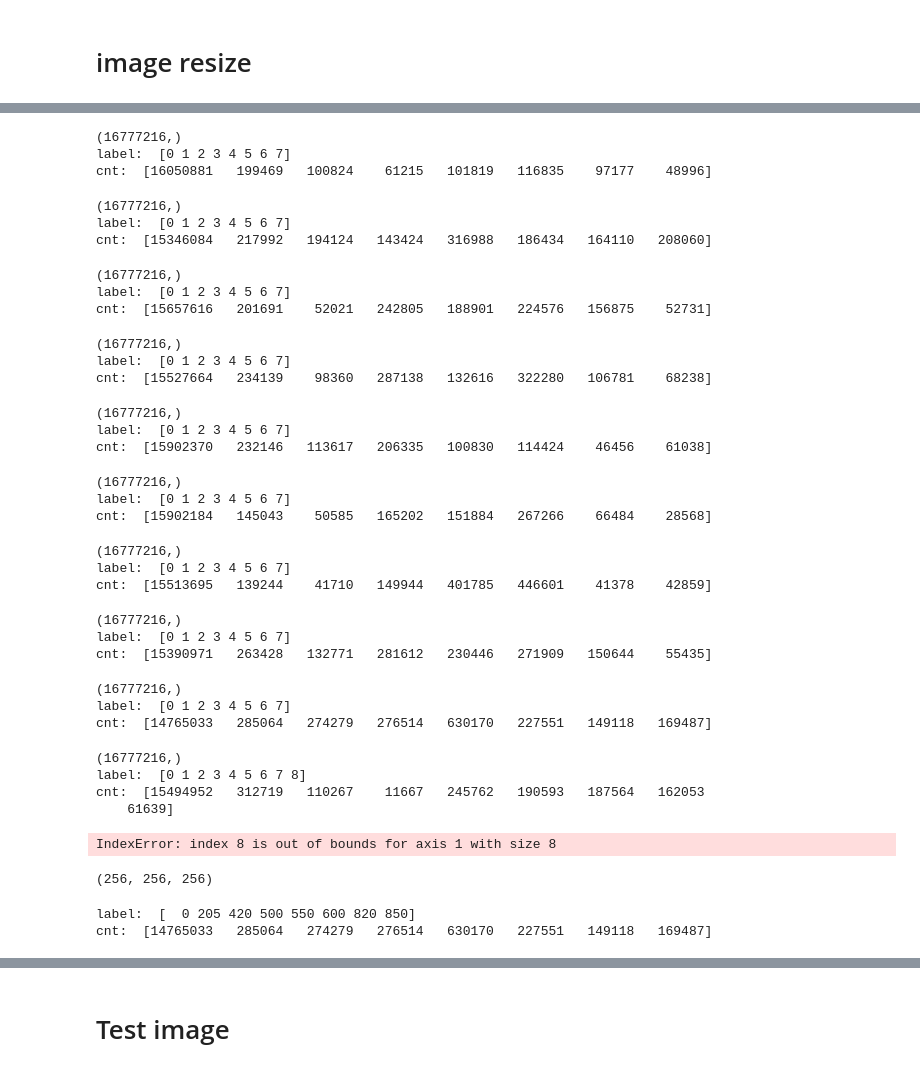
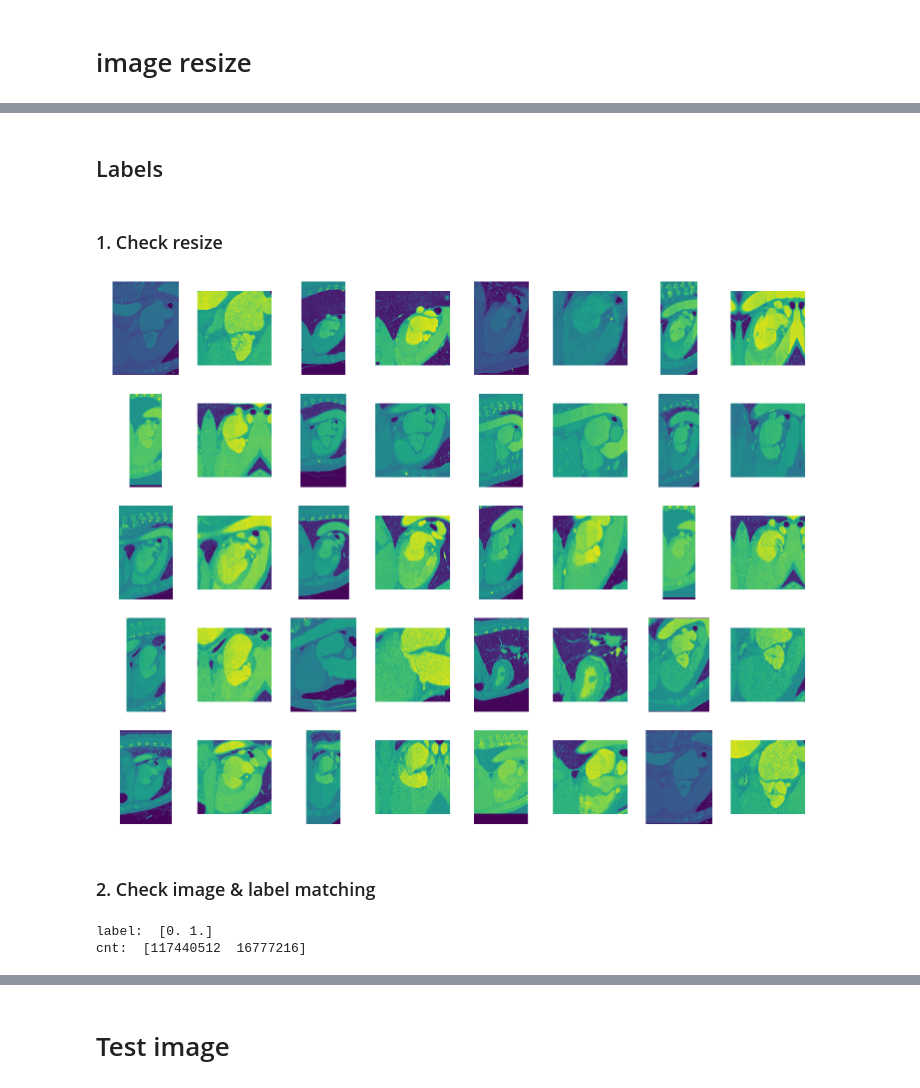
Before and after one commit to TooTouch/3D_CoordConv_Segmentation, a Jupyter notebook: ipynb/image padding.ipynb, the cells around one changed output, grey strips where cells are left out. Drawn from its saved outputs; the diff is of its cells as text; code cells hidden in the pictures.

Commit message:
fix_error

```diff
--- a/ipynb/image padding.ipynb
+++ b/ipynb/image padding.ipynb
@@ -135,6 +155,8 @@ for i in tqdm(range(len(mr_images))):
     img = mr_images[i].get_data()
     mr_pad_images[i,:,:,:,:] =  resize_image_with_crop_or_pad(img, [256, 256, 256], mode='symmetric').reshape(256,256,256,1)
 del(mr_pad_images)
+# %% [markdown]
+## Labels
 # %%
 mr_pad_labels = np.zeros((len(mr_labels),256,256,256,8))
 label_encoder = preprocessing.LabelEncoder()
@@ -147,10 +169,7 @@ for i in tqdm(range(len(mr_labels))):
     img = img.reshape(-1)
 
     img = label_encoder.fit_transform(img)
-    print(img.shape)
     label, cnt = np.unique(img,return_counts=True)
-    print('label: ',label)
-    print('cnt: ',cnt)
     img = to_categorical(img, class_num)
 
     # reshape to raw shape
@@ -158,41 +177,28 @@ for i in tqdm(range(len(mr_labels))):
 
     mr_pad_labels[i,:,:,:,:] =  img
 del(mr_pad_labels)
-# %% [output]
-(16777216,)
-label:  [0 1 2 3 4 5 6 7]
-cnt:  [16050881   199469   100824    61215   101819   116835    97177    48996]
-(16777216,)
-label:  [0 1 2 3 4 5 6 7]
-cnt:  [15346084   217992   194124   143424   316988   186434   164110   208060]
-(16777216,)
-label:  [0 1 2 3 4 5 6 7]
-cnt:  [15657616   201691    52021   242805   188901   224576   156875    52731]
-(16777216,)
-label:  [0 1 2 3 4 5 6 7]
-cnt:  [15527664   234139    98360   287138   132616   322280   106781    68238]
-(16777216,)
-label:  [0 1 2 3 4 5 6 7]
-cnt:  [15902370   232146   113617   206335   100830   114424    46456    61038]
-(16777216,)
-label:  [0 1 2 3 4 5 6 7]
-cnt:  [15902184   145043    50585   165202   151884   267266    66484    28568]
-(16777216,)
-label:  [0 1 2 3 4 5 6 7]
-cnt:  [15513695   139244    41710   149944   401785   446601    41378    42859]
-(16777216,)
-label:  [0 1 2 3 4 5 6 7]
-cnt:  [15390971   263428   132771   281612   230446   271909   150644    55435]
-(16777216,)
-label:  [0 1 2 3 4 5 6 7]
-cnt:  [14765033   285064   274279   276514   630170   227551   149118   169487]
-(16777216,)
-label:  [0 1 2 3 4 5 6 7 8]
-cnt:  [15494952   312719   110267    11667   245762   190593   187564   162053
-    61639]
-IndexError: index 8 is out of bounds for axis 1 with size 8
-# %%
-mr_label = resize_image_with_crop_or_pad(mr_labels[8].get_data(), [256, 256, 256], mode='symmetric')
-mr_label.shape
-# %% [output]
-(256, 256, 256)
+# %% [markdown]
+### 1. Check resize
+# %%
+ct_pad_images = np.zeros((len(ct_images[:20]),256,256,256,1))
+for i in tqdm(range(len(ct_images[:20]))):
+    img = ct_images[i].get_data()
+    ct_pad_images[i,:,:,:,:] =  resize_image_with_crop_or_pad(img, [256, 256, 256], mode='symmetric').reshape(256,256,256,1)
+# %%
+f, ax = plt.subplots(5,8, figsize=(25,20))
+img_idx = 0
+pad_idx = 0
+for i in range(5*8):
+    if (i%8)%2==0:
+        ax[i//8,i%8].imshow(ct_images[img_idx].get_data()[256,:,:])
+        ax[i//8,i%8].axis('off')
+        img_idx+=1
+    else:
+        img = ct_pad_images[pad_idx].reshape(ct_pad_images[pad_idx].shape[:-1])
+        ax[i//8,i%8].imshow(img[128,:,:])
+        ax[i//8,i%8].axis('off')
+        pad_idx+=1
+# %% [output]
+[figure, added]
+# %% [markdown]
+### 2. Check image & label matching
@@ -199,7 +224,7 @@ mr_label.shape
 # %%
-label, cnt = np.unique(mr_label.reshape(-1),return_counts=True)
+label, cnt = np.unique(ct_pad_labels[0],return_counts=True)
 print('label: ',label)
 print('cnt: ',cnt)
 # %% [output]
-label:  [  0 205 420 500 550 600 820 850]
-cnt:  [14765033   285064   274279   276514   630170   227551   149118   169487]
+label:  [0. 1.]
+cnt:  [117440512  16777216]
```
Also changed, not shown: parts of 23 cells of this notebook, 8 other files.
